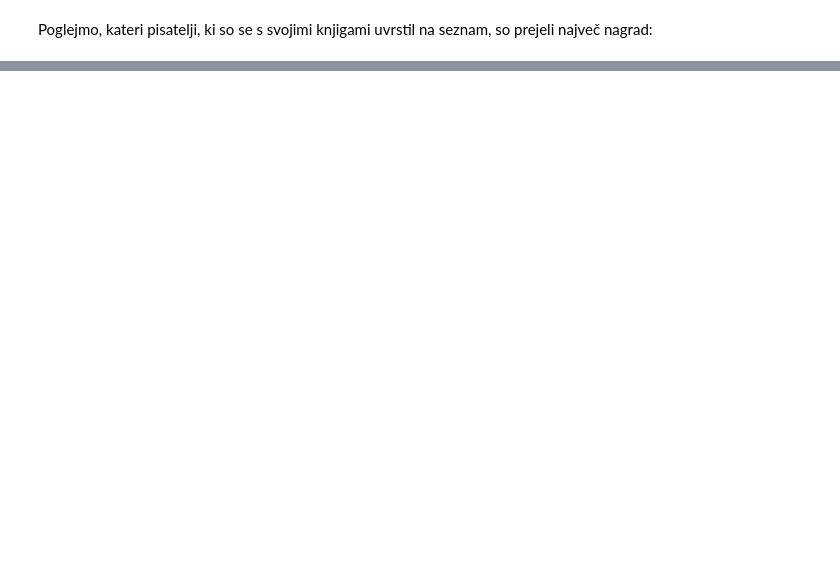
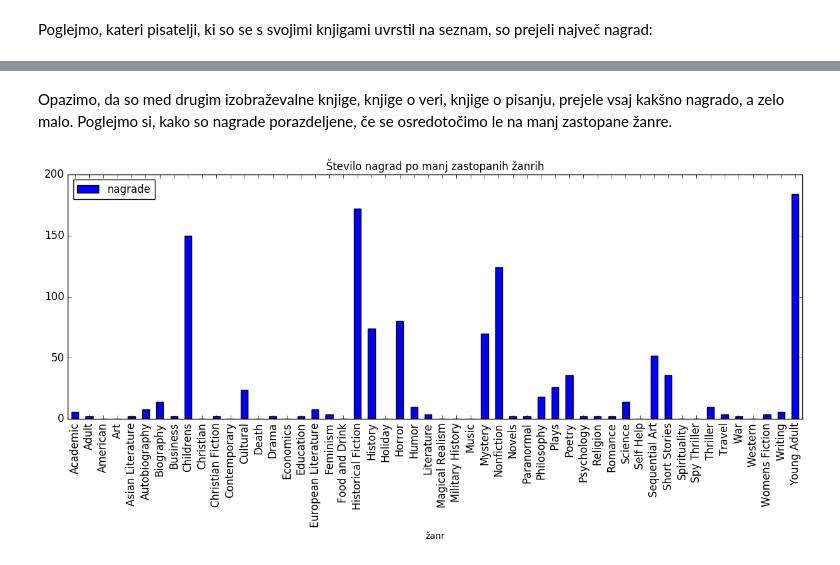
Before and after one commit to petrare/projekt-prog-1, a Jupyter notebook: Projekt-Goodreads.ipynb, the cells around one changed output, grey strips where cells are left out. Drawn from its saved outputs; the diff is of its cells as text; code cells hidden in the pictures; blank space fills up the shorter version.

```diff
--- a/Projekt-Goodreads.ipynb
+++ b/Projekt-Goodreads.ipynb
@@ -297,0 +310,7 @@ zdruzen
+# %% [markdown]
+Opazimo, da so med drugim izobraževalne knjige, knjige o veri, knjige o pisanju, prejele vsaj kakšno nagrado, a zelo malo. Poglejmo si, kako so nagrade porazdeljene, če se osredotočimo le na manj zastopane žanre.
+# %%
+nagrade_zanri[nagrade_zanri.nagrade <200].plot(kind='bar', fontsize='12',
+                                            title='Število nagrad po manj zastopanih žanrih').sety_label = 'število nagrad'
+# %% [output]
+[figure, added]
```
Also changed, not shown: parts of 31 cells of this notebook.
